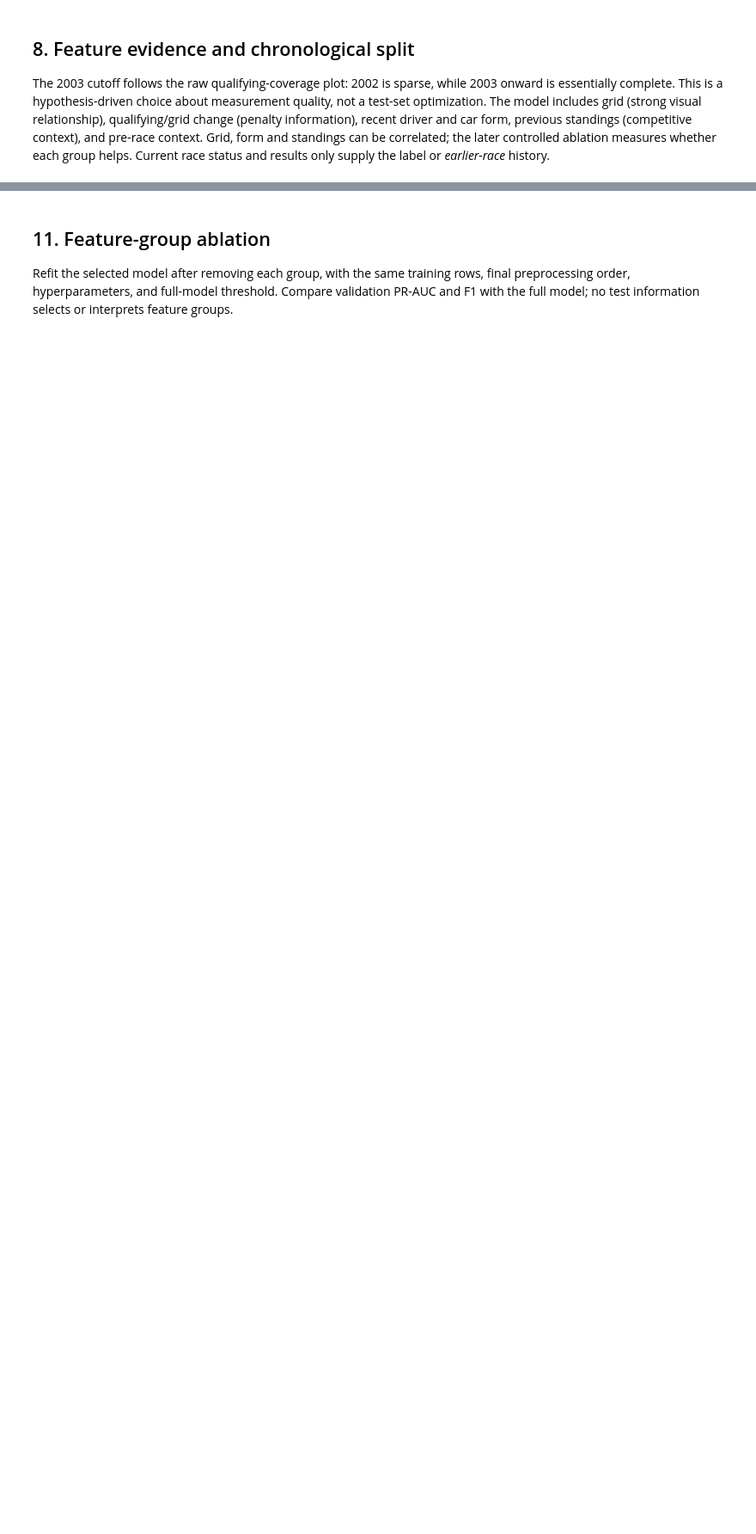
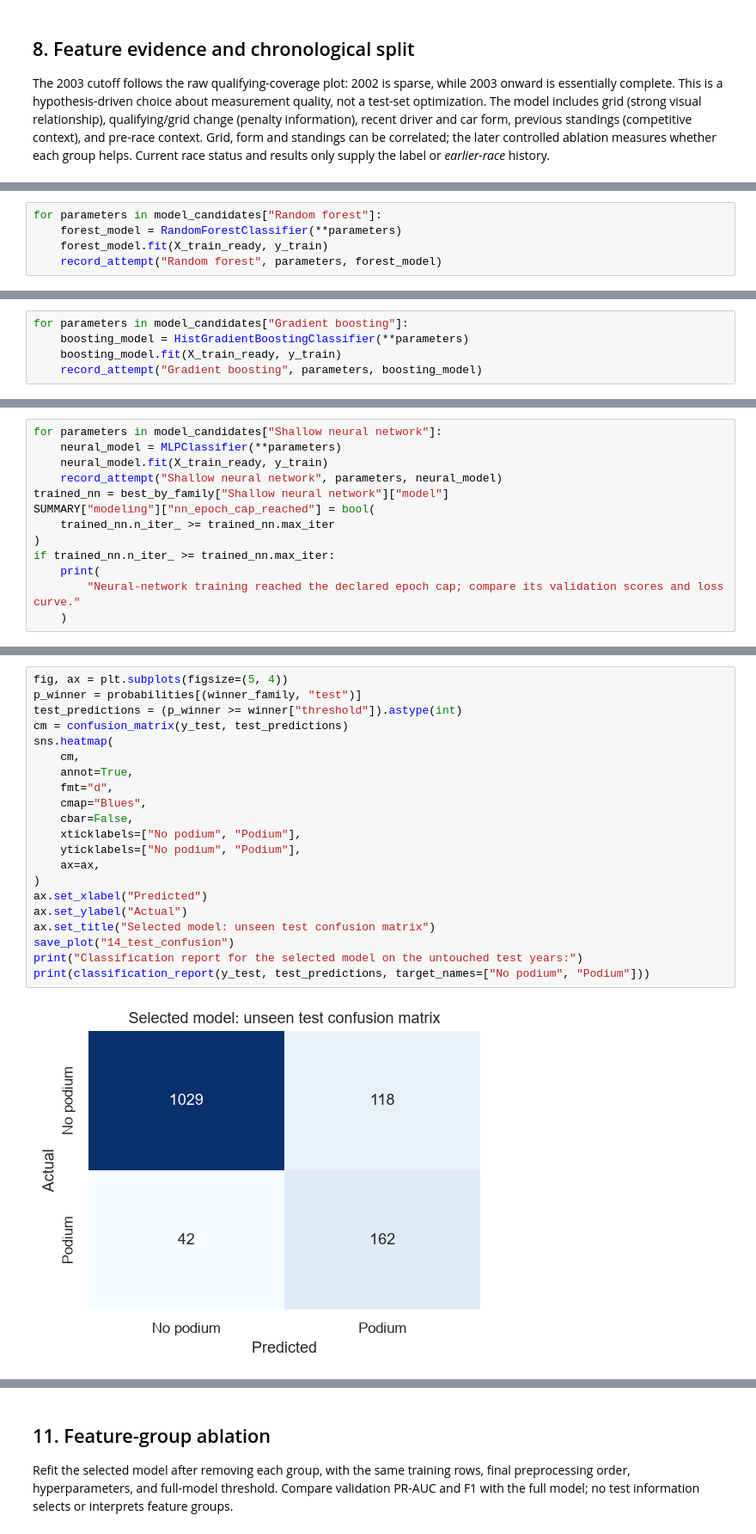
Before and after one commit to aswarrr/acl-f1-podium-prediction, a Jupyter notebook: f1_podium_milestone1.ipynb, the cells around one changed output, grey strips where cells are left out. Shown at 86% size. Drawn from its saved outputs; the diff is of its cells as text; blank space fills up the shorter version.

```diff
--- a/f1_podium_milestone1.ipynb
+++ b/f1_podium_milestone1.ipynb
@@ -1168,0 +2241,5 @@ Shallow neural network       test     False     0.2621   0.9317  0.6897 0.6543
+# %%
+for parameters in model_candidates["Random forest"]:
+    forest_model = RandomForestClassifier(**parameters)
+    forest_model.fit(X_train_ready, y_train)
+    record_attempt("Random forest", parameters, forest_model)
@@ -1168,0 +2252,5 @@ Shallow neural network       test     False     0.2621   0.9317  0.6897 0.6543
+# %%
+for parameters in model_candidates["Gradient boosting"]:
+    boosting_model = HistGradientBoostingClassifier(**parameters)
+    boosting_model.fit(X_train_ready, y_train)
+    record_attempt("Gradient boosting", parameters, boosting_model)
@@ -1168,0 +2264,13 @@ Shallow neural network       test     False     0.2621   0.9317  0.6897 0.6543
+# %%
+for parameters in model_candidates["Shallow neural network"]:
+    neural_model = MLPClassifier(**parameters)
+    neural_model.fit(X_train_ready, y_train)
+    record_attempt("Shallow neural network", parameters, neural_model)
+trained_nn = best_by_family["Shallow neural network"]["model"]
+SUMMARY["modeling"]["nn_epoch_cap_reached"] = bool(
+    trained_nn.n_iter_ >= trained_nn.max_iter
+)
+if trained_nn.n_iter_ >= trained_nn.max_iter:
+    print(
+        "Neural-network training reached the declared epoch cap; compare its validation scores and loss curve."
+    )
@@ -1168,0 +2384,23 @@ Shallow neural network       test     False     0.2621   0.9317  0.6897 0.6543
+# %%
+fig, ax = plt.subplots(figsize=(5, 4))
+p_winner = probabilities[(winner_family, "test")]
+test_predictions = (p_winner >= winner["threshold"]).astype(int)
+cm = confusion_matrix(y_test, test_predictions)
+sns.heatmap(
+    cm,
+    annot=True,
+    fmt="d",
+    cmap="Blues",
+    cbar=False,
+    xticklabels=["No podium", "Podium"],
+    yticklabels=["No podium", "Podium"],
+    ax=ax,
+)
+ax.set_xlabel("Predicted")
+ax.set_ylabel("Actual")
+ax.set_title("Selected model: unseen test confusion matrix")
+save_plot("14_test_confusion")
+print("Classification report for the selected model on the untouched test years:")
+print(classification_report(y_test, test_predictions, target_names=["No podium", "Podium"]))
+# %% [output]
+[figure, added]
```
Also changed, not shown: parts of 153 cells of this notebook, 9 other files.
